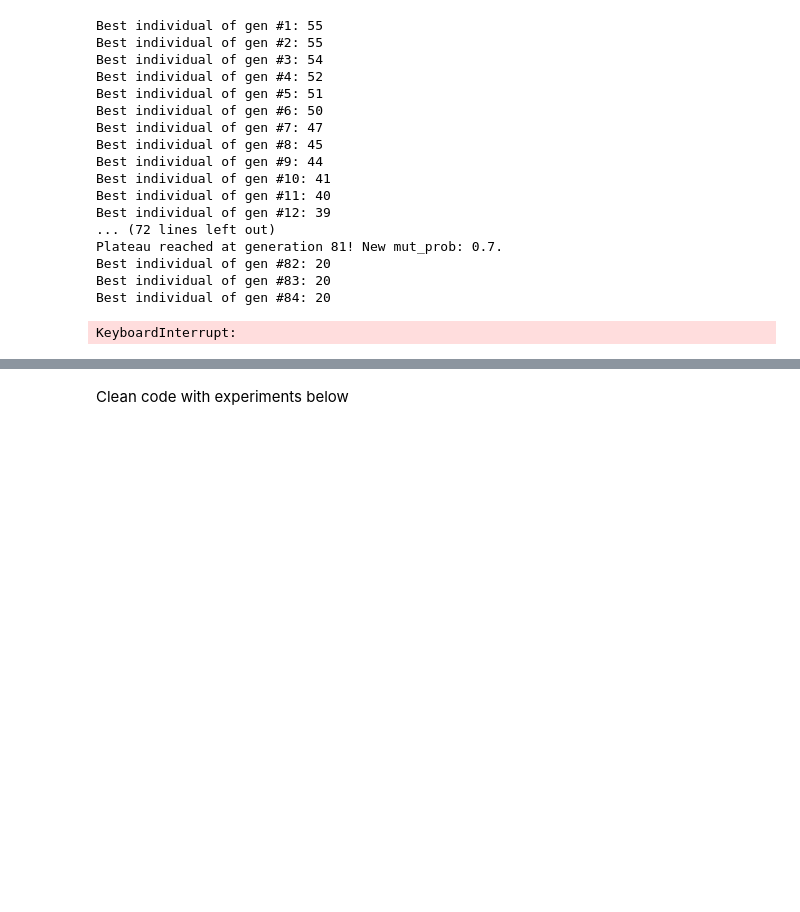
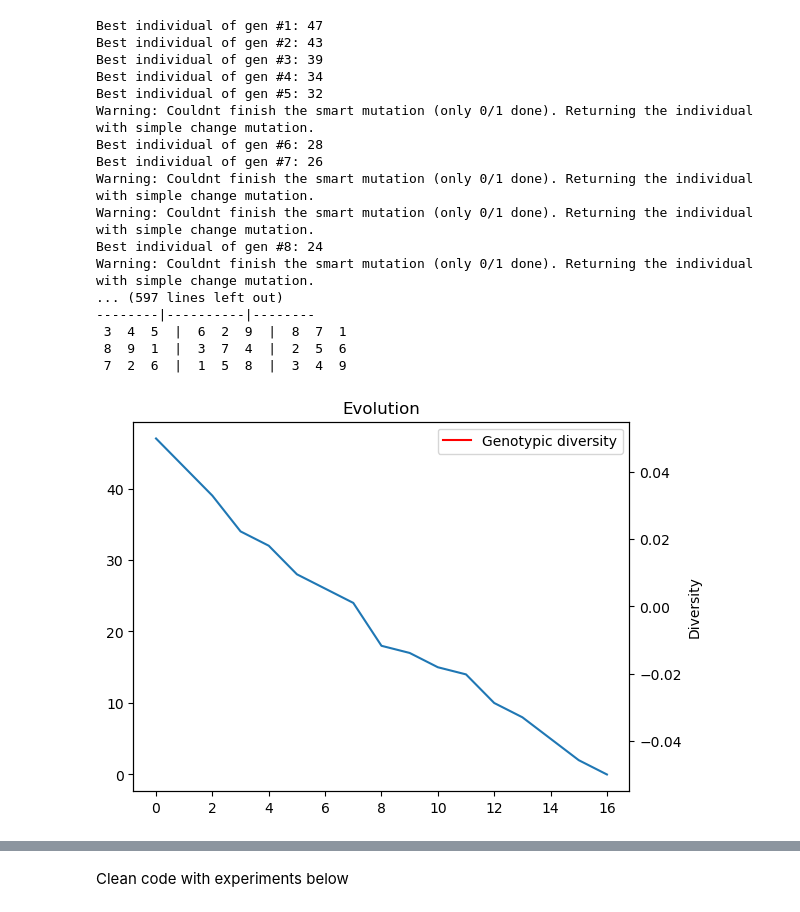
Before and after one commit to amarmate/CIFO24, a Jupyter notebook: experimentation and evaluation.ipynb, the cells around one changed output, grey strips where cells are left out. Saved outputs shown, nothing was run; the diff lists cells and outputs as text; code cells hidden in the pictures; blank space fills up the shorter version.

```diff
--- a/experimentation and evaluation.ipynb
+++ b/experimentation and evaluation.ipynb
@@ -81,49 +10,39 @@ easy = np.array([
-# %%
-easy_board = np.array([
-    [0, 0, 7, 5, 0, 2, 9, 0, 0],
-    [0, 9, 6, 0, 0, 0, 0, 8, 1],
-    [8, 0, 4, 0, 6, 0, 2, 7, 0],
-    [7, 0, 8, 0, 5, 0, 0, 3, 0],
-    [0, 4, 0, 1, 0, 0, 6, 0, 0],
-    [9, 0, 6, 7, 0, 0, 0, 1, 0],
-    [1, 0, 7, 9, 0, 0, 2, 6, 0],
-    [3, 0, 7, 0, 1, 8, 0, 0, 0],
-    [2, 3, 0, 0, 0, 0, 0, 5, 0]
-])
 # %%
 population = pop.Population(size=1000, initial_board=easy_board)
 population.evolve(
-    gens = 100,
+    gens = 400,
     xo_prob = 0.9,
-    mut_prob = 0.1,
+    mut_prob = 0.9,
     select_type='tournament',
-    xo='cycle',
-    # direction= 'random',
-    mutation='swap-smart',
-    elite_size=200,
+    xo='single_point_tabular',
+    direction= 'random',
+    mutation='change-smart',
+    elite_size=20,
     swap_number=1,
     diversify='fitness-sharing',
     verbose= True,
-    plateau_threshold=10
+    plateau_threshold=100,
+    invert_distances=True,
+    normalize_distances=False
 )
 
-population.plot_history( genodiv=True, ma_smooth_ratio=0.01)
+population.plot_history( genodiv=True)
 # %% [output]
-Best individual of gen #1: 55
-Best individual of gen #2: 55
-Best individual of gen #3: 54
-Best individual of gen #4: 52
-Best individual of gen #5: 51
-Best individual of gen #6: 50
-Best individual of gen #7: 47
-Best individual of gen #8: 45
-Best individual of gen #9: 44
-Best individual of gen #10: 41
-Best individual of gen #11: 40
-Best individual of gen #12: 39
-... (72 lines left out)
-Plateau reached at generation 81! New mut_prob: 0.7.
-Best individual of gen #82: 20
-Best individual of gen #83: 20
-Best individual of gen #84: 20
+Best individual of gen #1: 47
+Best individual of gen #2: 43
+Best individual of gen #3: 39
+Best individual of gen #4: 34
+Best individual of gen #5: 32
+Warning: Couldnt finish the smart mutation (only 0/1 done). Returning the individual with simple change mutation.
+Best individual of gen #6: 28
+Best individual of gen #7: 26
+Warning: Couldnt finish the smart mutation (only 0/1 done). Returning the individual with simple change mutation.
+Warning: Couldnt finish the smart mutation (only 0/1 done). Returning the individual with simple change mutation.
+Best individual of gen #8: 24
+Warning: Couldnt finish the smart mutation (only 0/1 done). Returning the individual with simple change mutation.
+... (597 lines left out)
+--------|----------|--------
+ 3  4  5  |  6  2  9  |  8  7  1
+ 8  9  1  |  3  7  4  |  2  5  6
+ 7  2  6  |  1  5  8  |  3  4  9
-KeyboardInterrupt:
+[figure, added]
```
Also changed, not shown: parts of 22 cells of this notebook, 3 other files.
